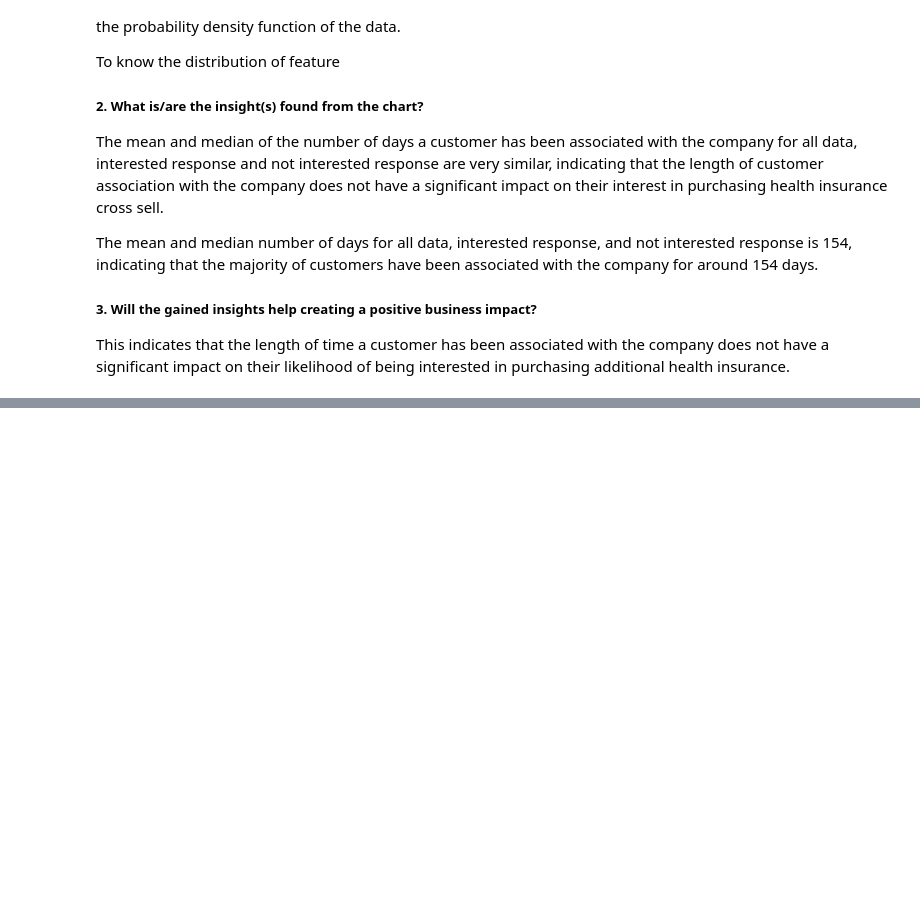
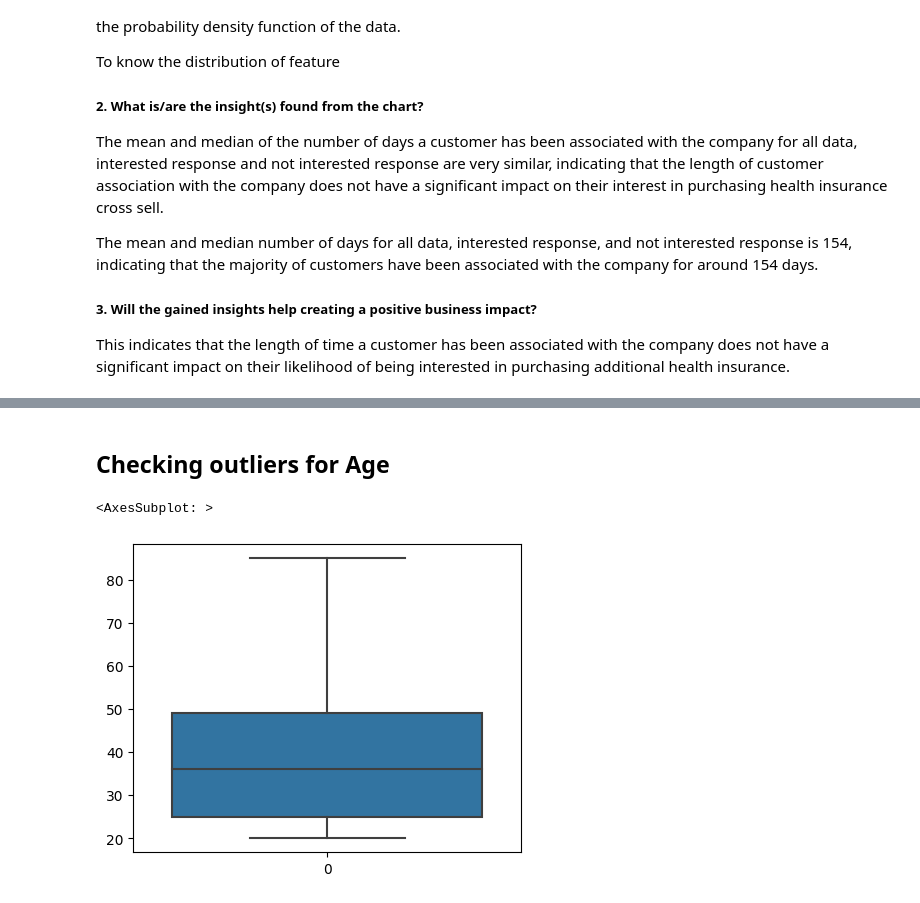
Before and after one commit to tusharraskar/Health-Insurance-Cross-Sell-Prediction, a Jupyter notebook: Health Insurance Cross Sell Prediction.ipynb, the cells around one changed output, grey strips where cells are left out. Drawn from its saved outputs; the diff is of its cells as text; code cells hidden in the pictures; blank space fills up the shorter version.

Commit message:
Outlier Handling

```diff
--- a/Health Insurance Cross Sell Prediction.ipynb
+++ b/Health Insurance Cross Sell Prediction.ipynb
@@ -1020,0 +1242,10 @@ This indicates that the length of time a customer has been associated with the c
+# %% [markdown]
+## Checking outliers for Age
+# %%
+
+
+plt.figure(figsize=(5,4))
+sns.boxplot(df.Age)
+# %% [output]
+<AxesSubplot: >
+[figure, added]
```
Also changed, not shown: parts of 71 cells of this notebook.
